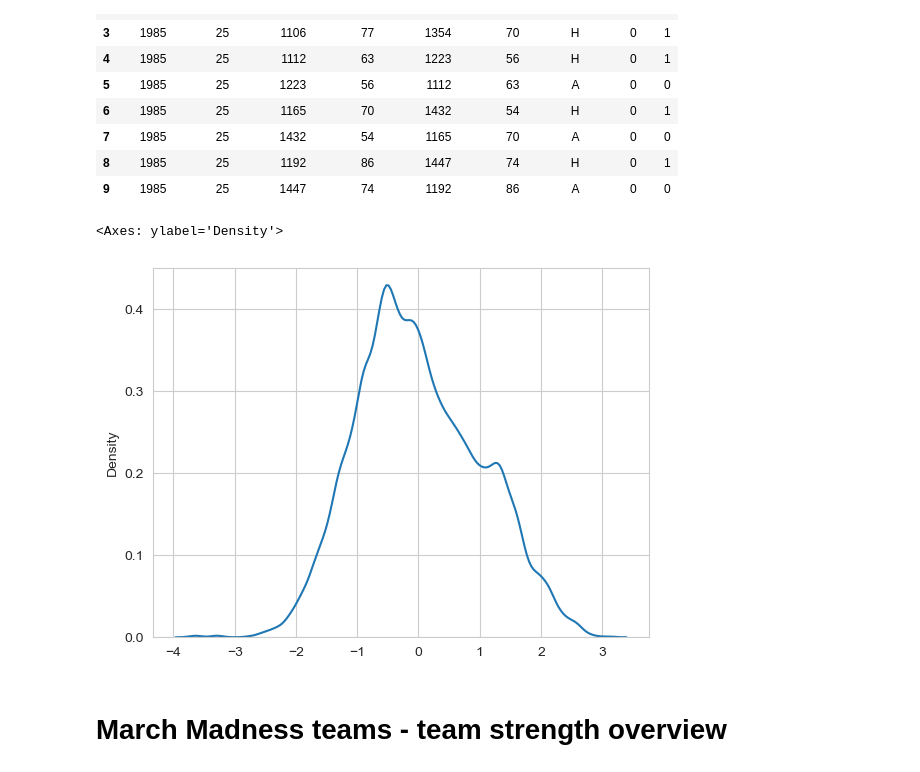
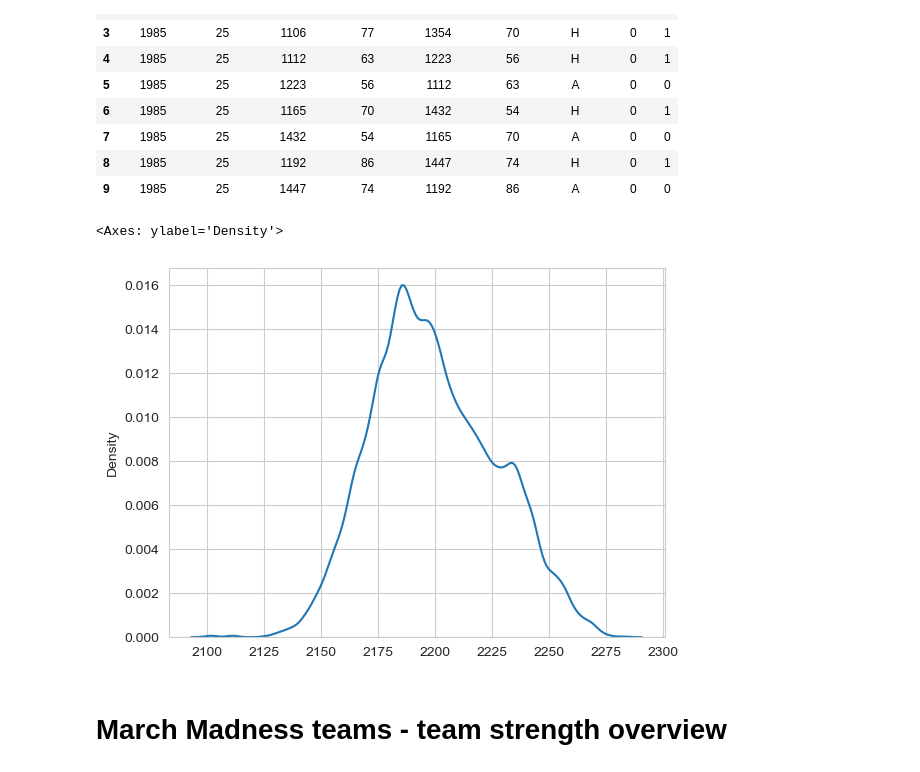
Before and after one commit to dsw225/March-Machine-Learning-Mania-2025, a Jupyter notebook: MMChallenge.ipynb, the cells around one changed output. Cells and saved outputs as stored; diff of their text form; code cells hidden in the pictures.

```diff
--- a/MMChallenge.ipynb
+++ b/MMChallenge.ipynb
@@ -175,16 +209,16 @@ team_quality = pd.concat([team_quality(2012),
                           team_quality(2023),
                           team_quality(2024)]).reset_index(drop=True)
 # %%
-from sklearn.preprocessing import StandardScaler
+# from sklearn.preprocessing import StandardScaler
 
-scaler = StandardScaler()
-team_quality[["quality"]] = scaler.fit_transform(team_quality[["quality"]])
+# scaler = StandardScaler()
+# team_quality[["quality"]] = scaler.fit_transform(team_quality[["quality"]])
 
 sns.set_style('whitegrid')
 sns.kdeplot(np.array(team_quality['quality']), bw_method=0.1)
 # %% [output]
 <Axes: ylabel='Density'>
-[figure, old version]
+[figure, new version]
 # %% [markdown]
 # March Madness teams - team strength overview
 # %%
```
Also changed, not shown: parts of 2 cells of this notebook, 3 other files.
